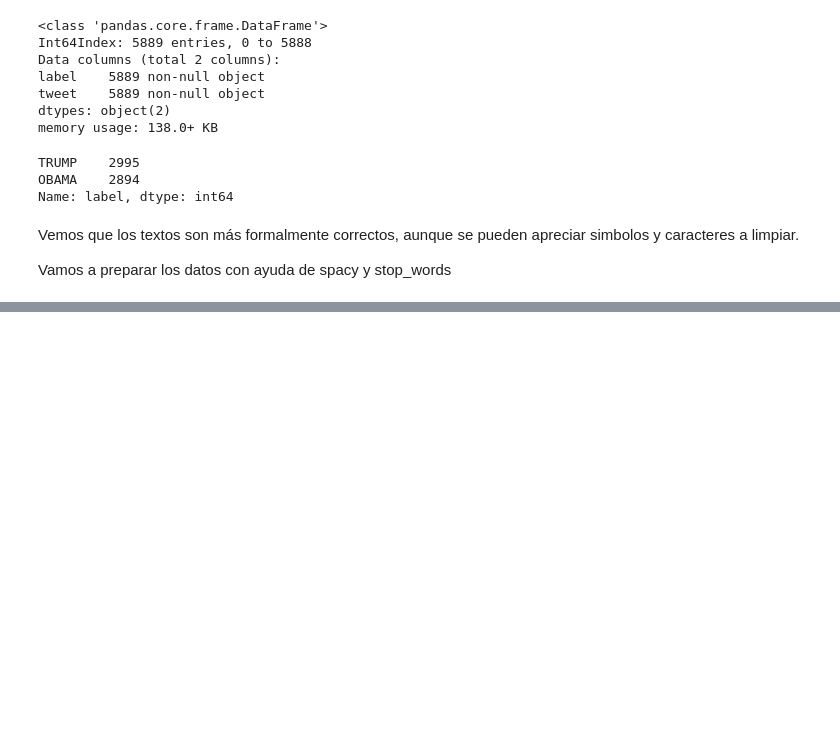
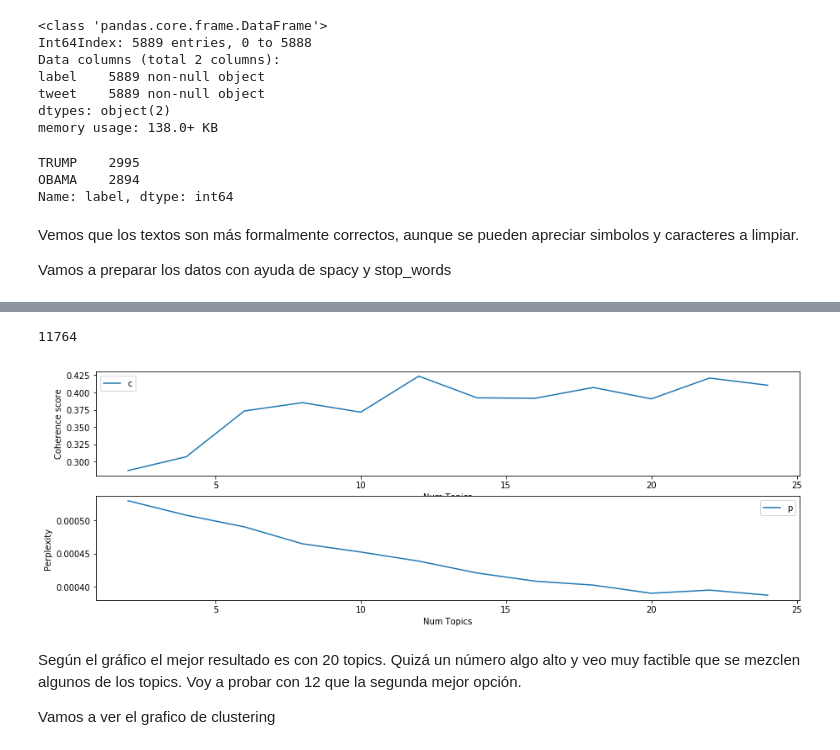
Before and after one commit to ivanrumo/KC_Practica_NLP, a Jupyter notebook: Practica.ipynb, the cells around one changed output, grey strips where cells are left out. Saved outputs shown, nothing was run; the diff lists cells and outputs as text; code cells hidden in the pictures; blank space fills up the shorter version.

```diff
--- a/Practica.ipynb
+++ b/Practica.ipynb
@@ -860,0 +998,19 @@ plt.show()
+# %%
+stop_words = get_stop_words('en') + list(punctuation) + [' ']
+nlp = spacy.load('en_core_web_sm')
+
+documents = []
+for row in df_presidents.iterrows():
+    _, info = row
+    _, q = info
+    q = re.sub(r'\n', '', q)
+    q = [t.text for t in nlp(q.rstrip(), disable=['parser', 'tagger', 'ner']) if t.text not in stop_words]
+    documents.append(q)
+# %%
+gensim_dict = Dictionary(documents)
+#gensim_dict.filter_extremes(no_below=2, no_above=0.3)
+len(gensim_dict)
+# %% [output]
+11764
+# %%
+corpus = [gensim_dict.doc2bow(doc) for doc in documents]
@@ -860,0 +1049,27 @@ plt.show()
+# %%
+limit=25; start=2; step=2;
+model_list, coherence_values, perplexity_values = compute_coherence_values(dictionary=gensim_dict, corpus=corpus, texts=documents, start=start, limit=limit, step=step)
+# %%
+x = range(start, limit, step)
+
+plt.figure(figsize=(15, 5))
+
+plt.subplot(211)
+plt.plot(x, coherence_values)
+plt.xlabel("Num Topics")
+plt.ylabel("Coherence score")
+plt.legend(("coherence_values"), loc='best')
+
+plt.subplot(212)
+plt.plot(x, np.exp(perplexity_values))
+plt.xlabel("Num Topics")
+plt.ylabel("Perplexity")
+plt.legend(("perplexity_values"), loc='best')
+
+plt.show()
+# %% [output]
+[figure, added]
+# %% [markdown]
+Según el gráfico el mejor resultado es con 20 topics. Quizá un número algo alto y veo muy factible que se mezclen algunos de los topics. Voy a probar con 12 que la segunda mejor opción.
+
+Vamos a ver el grafico de clustering
```
Also changed, not shown: parts of 77 cells of this notebook.
